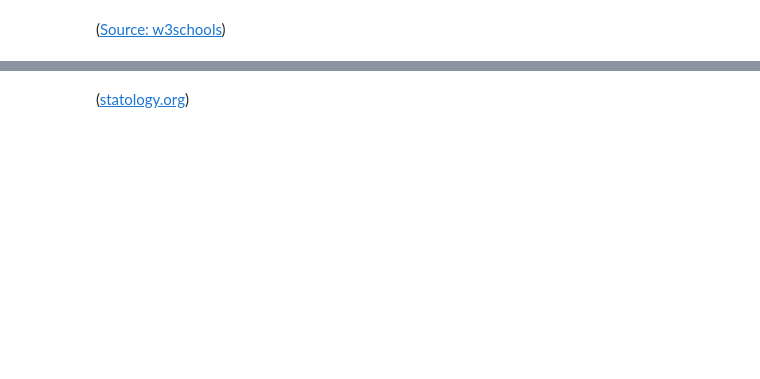
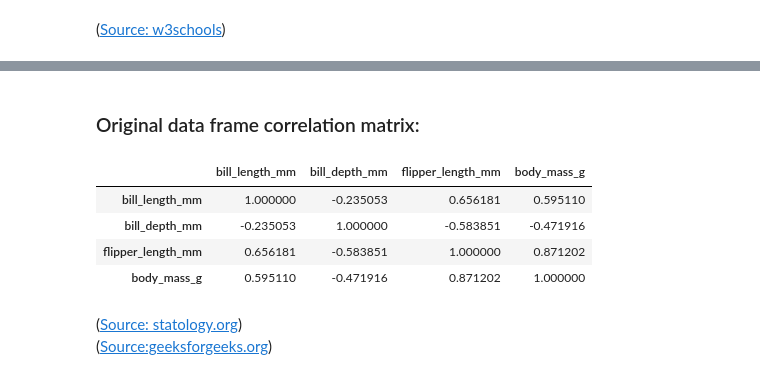
Before and after one commit to sarahembarry/poda-project, a Jupyter notebook: penguins.ipynb, the cells around one changed output, grey strips where cells are left out. Saved outputs shown, nothing was run; the diff lists cells and outputs as text; code cells hidden in the pictures; blank space fills up the shorter version.

```diff
--- a/penguins.ipynb
+++ b/penguins.ipynb
@@ -497,2 +448,21 @@ Correlation Coefficient: 0.872978898565361
+# %% [markdown]
+###  Original data frame correlation matrix:
+# %%
+
+#Create a data frame from the cleaned data set of just the numeric columns.
+numeric_df = df.select_dtypes(include='number')
+
+# Calculate correlation matrix
+correlation_matrix = numeric_df.corr()
+
+#Show the correlation matrix
+(correlation_matrix)
+# %% [output]
+|  | bill_length_mm | bill_depth_mm | flipper_length_mm | body_mass_g |
+| bill_length_mm | 1.000000 | -0.235053 | 0.656181 | 0.595110 |
+| bill_depth_mm | -0.235053 | 1.000000 | -0.583851 | -0.471916 |
+| flipper_length_mm | 0.656181 | -0.583851 | 1.000000 | 0.871202 |
+| body_mass_g | 0.595110 | -0.471916 | 0.871202 | 1.000000 |
 # %% [markdown]
-([statology.org](https://www.statology.org/correlation-in-python/))
+([Source: statology.org](https://www.statology.org/correlation-in-python/))<br/>
+([Source:geeksforgeeks.org](https://www.geeksforgeeks.org/how-to-create-a-correlation-matrix-using-pandas/))<br/>
```
Also changed, not shown: parts of 11 cells of this notebook, 1 other file.
